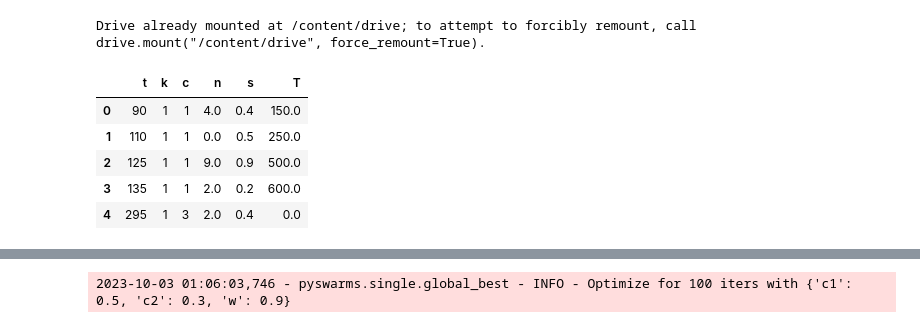
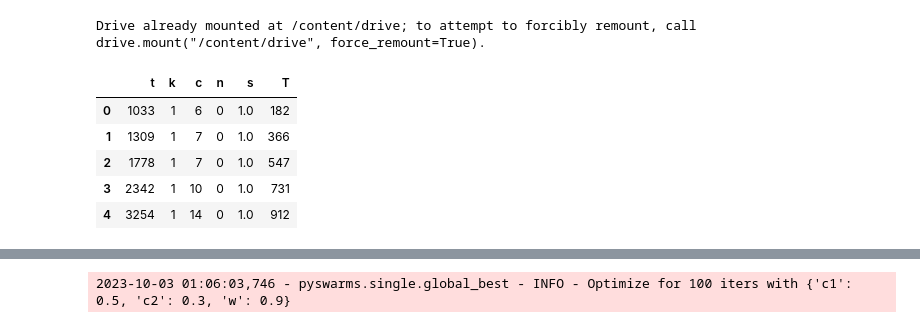
Before and after one commit to uervitonsantos/Otimizacao-Politicaca-Manutencao-Preventiva-Imperfeita, a Jupyter notebook: Algoritmo_PSO_para_otimização_de_custo_de_manutenção_preventiva_v10.ipynb, the cells around one changed output, grey strips where cells are left out. Saved outputs shown, nothing was run; the diff lists cells and outputs as text; code cells hidden in the pictures.

```diff
--- a/Algoritmo_PSO_para_otimização_de_custo_de_manutenção_preventiva_v10.ipynb
+++ b/Algoritmo_PSO_para_otimização_de_custo_de_manutenção_preventiva_v10.ipynb
@@ -159,32 +159,32 @@ def custo_mp(s, CMP):
 # %%
 # Defina o dicionário de tipos de dados
 dtypes = {
     't': int,
     'k': int,
     'c': int,
 }
 
 # Leitura dos dados de tempo de falha para 4 cenarios de exemplo
 # df = pd.read_csv('/content/drive/MyDrive/datasets/cenario01.csv.csv', sep=";")
 # df = pd.read_csv('/content/drive/MyDrive/datasets/cenario02.csv.csv', sep=";")
 # df = pd.read_csv('/content/drive/MyDrive/datasets/cenario03.csv.csv', sep=";")
 # df = pd.read_csv('/content/drive/MyDrive/datasets/cenario04.csv.csv', sep=";")
-df = pd.read_csv('/content/drive/MyDrive/datasets/cenario01.csv', sep=";")
+df = pd.read_csv('/content/drive/MyDrive/datasets/cenario04.csv', sep=";")
 
 # Remova as linhas com valores ausentes
 df = df.fillna(0)
 
 # Converta as colunas para os tipos de dados desejados
 df = df.astype(dtypes)
 
 df.head()
 # %% [output]
 |  | t | k | c | n | s | T |
-| 0 | 90 | 1 | 1 | 4.0 | 0.4 | 150.0 |
-| 1 | 110 | 1 | 1 | 0.0 | 0.5 | 250.0 |
-| 2 | 125 | 1 | 1 | 9.0 | 0.9 | 500.0 |
-| 3 | 135 | 1 | 1 | 2.0 | 0.2 | 600.0 |
-| 4 | 295 | 1 | 3 | 2.0 | 0.4 | 0.0 |
+| 0 | 1033 | 1 | 6 | 0 | 1.0 | 182 |
+| 1 | 1309 | 1 | 7 | 0 | 1.0 | 366 |
+| 2 | 1778 | 1 | 7 | 0 | 1.0 | 547 |
+| 3 | 2342 | 1 | 10 | 0 | 1.0 | 731 |
+| 4 | 3254 | 1 | 14 | 0 | 1.0 | 912 |
 # %%
 # Cria as variaveis
 # tempos de falhas
```
Also changed, not shown: parts of 3 cells of this notebook.
